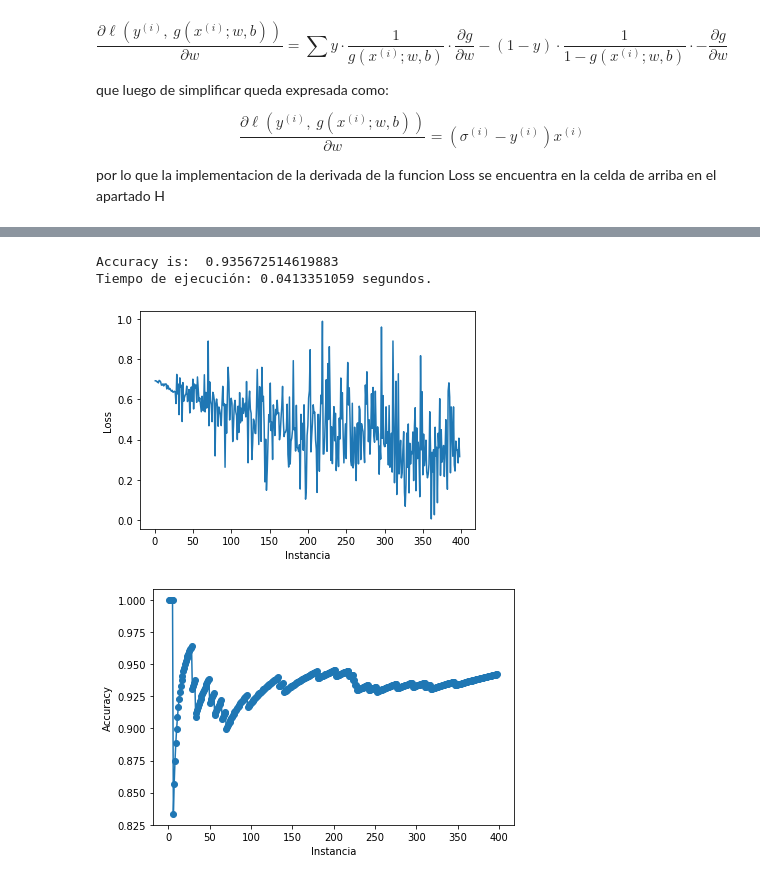
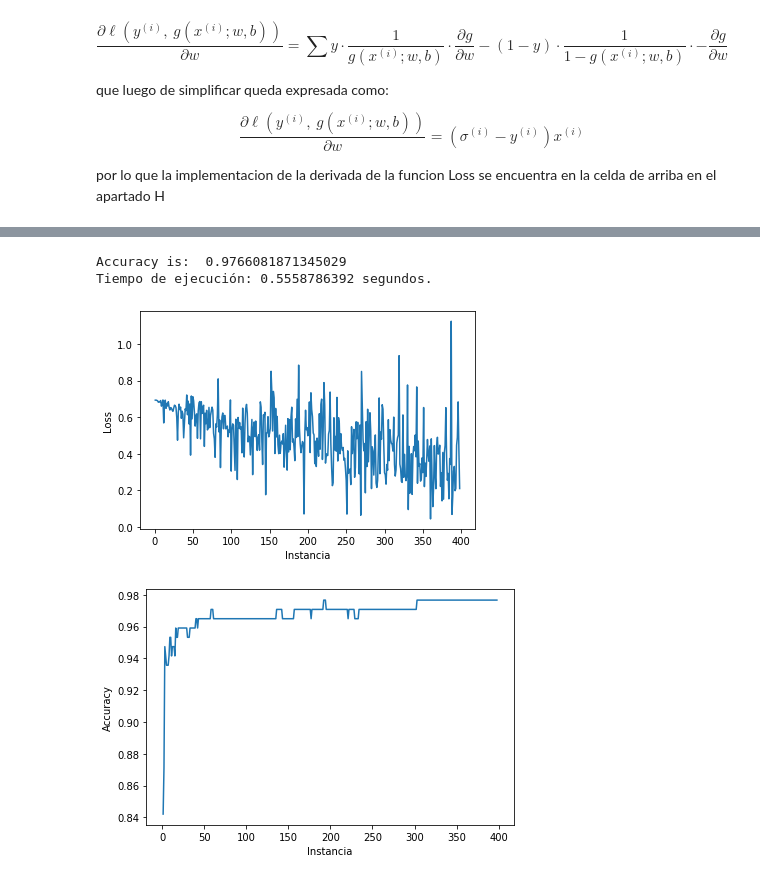
Before and after one commit to chrisgcs/Tarea0ML, a Jupyter notebook: Desarrollo_Tarea0.ipynb, the cells around one changed output, grey strips where cells are left out. Drawn from its saved outputs; the diff is of its cells as text; code cells hidden in the pictures.

```diff
--- a/Desarrollo_Tarea0.ipynb
+++ b/Desarrollo_Tarea0.ipynb
@@ -83,18 +76,16 @@ X_train, x_test, y_train, y_test = train_test_split(X, Y, test_size=0.3)
 # for x_i,y in zip(X_train,y_train):
 #     print (x_i)
 
-ppn = Perceptron (0.1,1)
+ppn = Perceptron (0.05,1)
 start_time = time()
-ppn.train(X_train,y_train)
-
-ac = accuracy_score(y_test,ppn.predict(x_test,y_test))
-print('Accuracy is: ',ac)
+ppn.train(X_train,y_train,x_test,y_test)
+print('Accuracy is: ',ppn.acc)
 
 elapsed_time = time() - start_time
 print("Tiempo de ejecución: %.10f segundos." % elapsed_time)
 
 
-plt.plot(range(1, len(ppn.accuracy) + 1), ppn.accuracy, marker='o')
+plt.plot(range(1, len(ppn.accuracy) + 1), ppn.accuracy, marker='')
 plt.xlabel('Instancia')
 plt.ylabel('Accuracy')
 
@@ -169,18 +152,14 @@ class Perceptron_V2:
         self.rate = rate
         self.iteraciones = iteraciones
 
+
     ### I- Perceptron con ajuste para binary cross entropy
-    def adjust(self,x_train, y_expected):
+    def adjust(self,x_train, y_expected,x_test,y_test):
         self.numAtributes = x_train.shape[1]
         self.weights = np.zeros(self.numAtributes)
-        #print (self.weights)
         self.accuracy = []
         self.loss_list = []
-
-
-        acc = 0
-        correctos = 0
-        cont = 1
+        self.acc = 0
         for x_i,y in zip(x_train,y_expected):
             predicted_y = self.calculate_y_sigma(x_i)
             #print(predicted_y)
@@ -194,16 +173,10 @@ class Perceptron_V2:
             self.loss_list.append(self.loss_function(y, predicted_y))
 
             predicted_y = np.where(predicted_y>=0.5,1,0)
-            if predicted_y != y:
-                if y == 0:
-                    y = -1
-            else:
-                correctos +=1
 
-            acc = correctos/cont
-            self.accuracy.append(acc)
+            self.acc = accuracy_score(y_test,self.predict(x_test,y_test))
+            self.accuracy.append(self.acc)
 
-            cont+=1
         #print (self.weights)
         return self
 
@@ -267,38 +240,37 @@ X = np.c_[X, np.ones(N)]
 
 X_train, x_test, y_train, y_test = train_test_split(X, Y, test_size=0.3)
 
 # print (X_train)
 # for x_i,y in zip(X_train,y_train):
 #     print (x_i)
 
 ppn = Perceptron_V2 (0.001,1)
 start_time = time()
-ppn.adjust(X_train,y_train)
+ppn.adjust(X_train,y_train,x_test,y_test)
 
-ac = accuracy_score(y_test,ppn.predict(x_test,y_test))
-print('Accuracy is: ',ac)
+print('Accuracy is: ',ppn.acc)
 
 elapsed_time = time() - start_time
 print("Tiempo de ejecución: %.10f segundos." % elapsed_time)
 
 #print(ppn.loss_list)
 
 
 plt.plot(range(1, len(ppn.loss_list) + 1), ppn.loss_list, marker='')
 plt.xlabel('Instancia')
 plt.ylabel('Loss')
 
 #plt.tight_layout()
 plt.show()
 
-plt.plot(range(1, len(ppn.accuracy) + 1), ppn.accuracy, marker='o')
+plt.plot(range(1, len(ppn.accuracy) + 1), ppn.accuracy, marker='')
 plt.xlabel('Instancia')
 plt.ylabel('Accuracy')
 
 plt.tight_layout()
 plt.show()
 # %% [output]
-Accuracy is:  0.935672514619883
-Tiempo de ejecución: 0.0413351059 segundos.
+Accuracy is:  0.9766081871345029
+Tiempo de ejecución: 0.5558786392 segundos.
-[figure, old version]
+[figure, new version]
-[figure, old version]
+[figure, new version]
```
Also changed, not shown: parts of 3 cells of this notebook.
